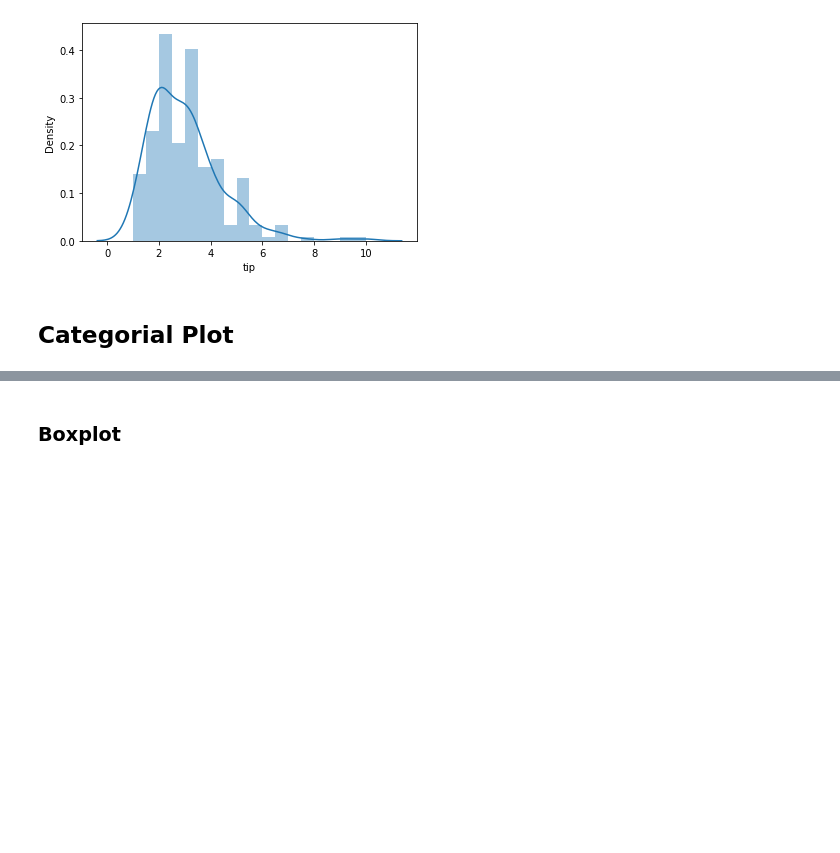
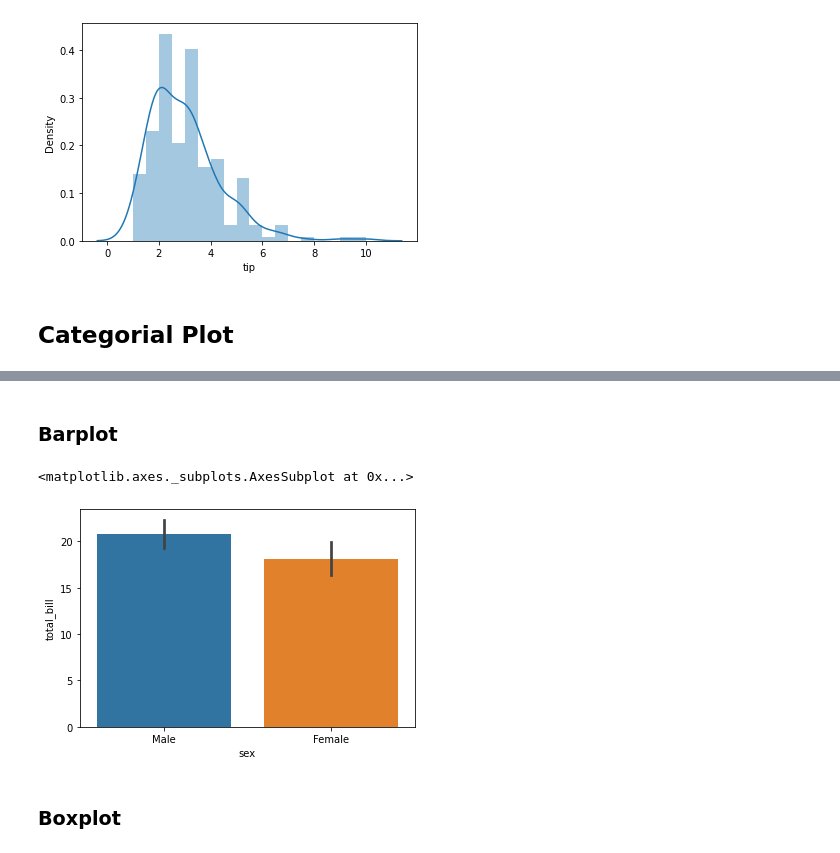
Before and after one commit to SaM-0777/python-ml, a Jupyter notebook: Plotting.ipynb, the cells around one changed output, grey strips where cells are left out. Cells and saved outputs as stored; diff of their text form; code cells hidden in the pictures; blank space fills up the shorter version.

```diff
--- a/Plotting.ipynb
+++ b/Plotting.ipynb
@@ -96,2 +113,9 @@ sbn.distplot(df['tip'])
+# %% [markdown]
+### Barplot
+# %%
+sbn.barplot(y='total_bill', x='sex', data=df)
+# %% [output]
+<matplotlib.axes._subplots.AxesSubplot at 0x...>
+[figure, added]
 # %% [markdown]
 ### Boxplot
```
Also changed, not shown: parts of 9 cells of this notebook.
